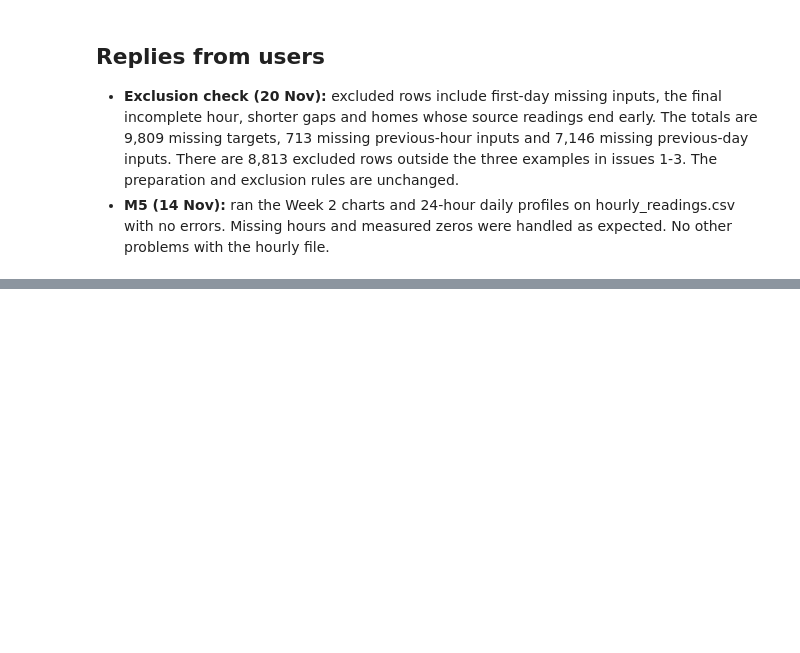
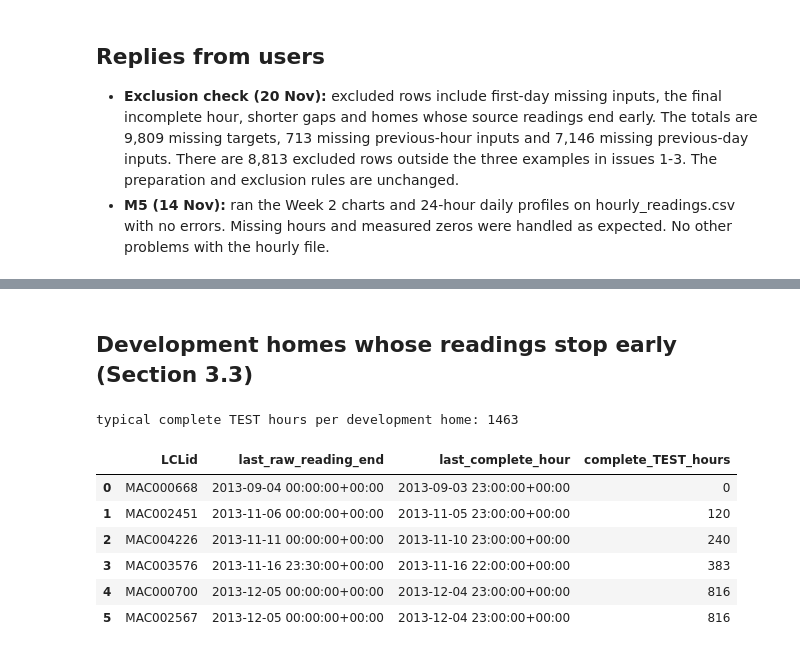
Before and after one commit to Fadhlallah-Almohammed/household-energy-prediction, a Jupyter notebook: notebooks/M2/prepare_hourly_data.ipynb, the cells around one changed output, grey strips where cells are left out. Drawn from its saved outputs; the diff is of its cells as text; code cells hidden in the pictures; blank space fills up the shorter version.

```diff
--- a/notebooks/M2/prepare_hourly_data.ipynb
+++ b/notebooks/M2/prepare_hourly_data.ipynb
@@ -730,0 +825,26 @@ rerun their notebooks because of M2.
+# %% [markdown]
+## Development homes whose readings stop early (Section 3.3)
+# %%
+early_homes = ["MAC000668", "MAC002451", "MAC004226", "MAC003576", "MAC000700", "MAC002567"]
+early = []
+for home in early_homes:
+    home_hours = users_view[users_view["LCLid"] == home]
+    early.append({
+        "LCLid": home,
+        "last_raw_reading_end": full.loc[full["LCLid"] == home, "ts"].max(),
+        "last_complete_hour": home_hours.loc[home_hours["is_complete"], "hour_start"].max(),
+        "complete_TEST_hours": int((home_hours["is_complete"] & (home_hours["period"] == "TEST")).sum()),
+    })
+early = pd.DataFrame(early)
+typical_test_hours = int(users_view[users_view["period"] == "TEST"].groupby("LCLid")["is_complete"].sum().mode()[0])
+print("typical complete TEST hours per development home:", typical_test_hours)
+early
+# %% [output]
+typical complete TEST hours per development home: 1463
+|  | LCLid | last_raw_reading_end | last_complete_hour | complete_TEST_hours |
+| 0 | MAC000668 | 2013-09-04 00:00:00+00:00 | 2013-09-03 23:00:00+00:00 | 0 |
+| 1 | MAC002451 | 2013-11-06 00:00:00+00:00 | 2013-11-05 23:00:00+00:00 | 120 |
+| 2 | MAC004226 | 2013-11-11 00:00:00+00:00 | 2013-11-10 23:00:00+00:00 | 240 |
+| 3 | MAC003576 | 2013-11-16 23:30:00+00:00 | 2013-11-16 22:00:00+00:00 | 383 |
+| 4 | MAC000700 | 2013-12-05 00:00:00+00:00 | 2013-12-04 23:00:00+00:00 | 816 |
+| 5 | MAC002567 | 2013-12-05 00:00:00+00:00 | 2013-12-04 23:00:00+00:00 | 816 |
```
Also changed, not shown: parts of 15 cells of this notebook.
